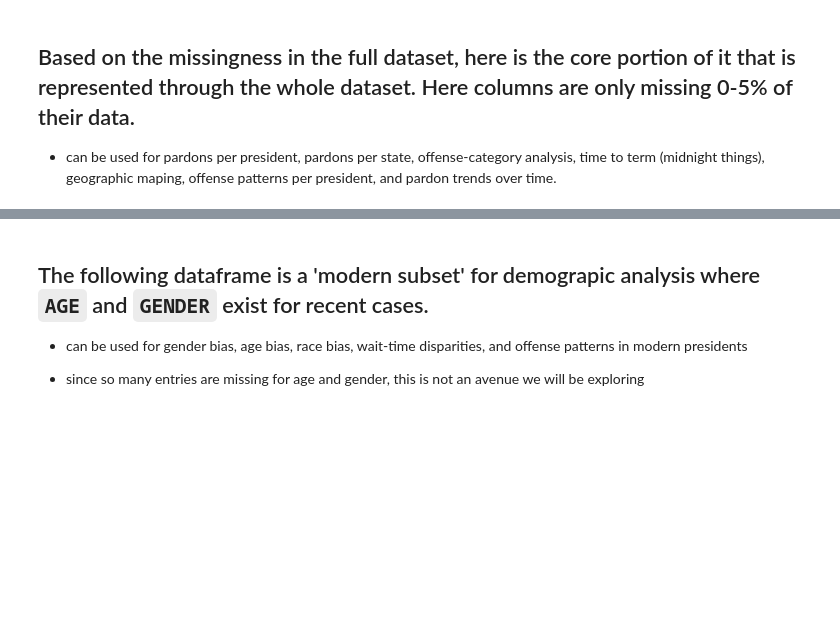
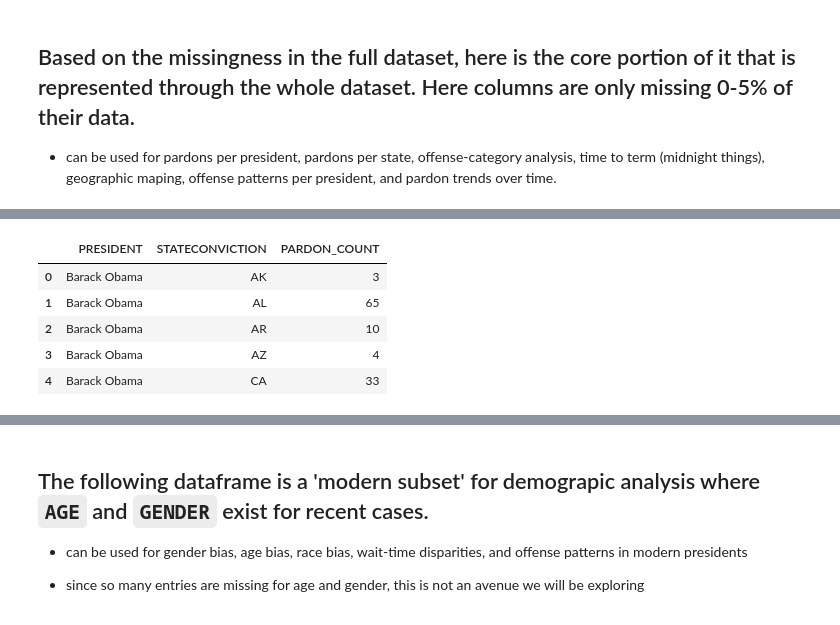
Before and after one commit to GraceSchmidt1/Group2_US_Pardons, a Jupyter notebook: US_Pardons_EDA.ipynb, the cells around one changed output, grey strips where cells are left out. Saved outputs shown, nothing was run; the diff lists cells and outputs as text; code cells hidden in the pictures; blank space fills up the shorter version.

Commit message:
first map with Obama

```diff
--- a/US_Pardons_EDA.ipynb
+++ b/US_Pardons_EDA.ipynb
@@ -296,3 +341,3 @@ df_pres_from.head()
 # %%
-df_core['CLEANED_PRESIDENT'] = df_core['FILEID'].str.replace(r'\s*\([^\)]*\)', '', regex=True).str.strip()
+df_core['PRESIDENT'] = df_core['FILEID'].str.replace(r'\s*\([^\)]*\)', '', regex=True).str.strip()
 df_core.head()
@@ -328,7 +387,14 @@ df_core.head()
 # %%
-df_pardon_counts = df_core.groupby(['CLEANED_PRESIDENT', 'STATECONVICTION'])['CASEID'].nunique().reset_index()
+df_pardon_counts = df_core.groupby(['PRESIDENT', 'STATECONVICTION'])['CASEID'].nunique().reset_index()
 df_pardon_counts.rename(columns={'CASEID': 'PARDON_COUNT'}, inplace=True)
 # print(df_pardon_counts.head())
 
-df_pardon_counts['CLEANED_PRESIDENT'] = df_pardon_counts['CLEANED_PRESIDENT'].str.replace(r',\s*\d(st|nd|rd|th) Term\)', '', regex=True).str.strip()
+df_pardon_counts['PRESIDENT'] = df_pardon_counts['PRESIDENT'].str.replace(r',\s*\d(st|nd|rd|th) Term\)', '', regex=True).str.strip()
 df_pardon_counts.head()
+# %% [output]
+|  | PRESIDENT | STATECONVICTION | PARDON_COUNT |
+| 0 | Barack Obama | AK | 3 |
+| 1 | Barack Obama | AL | 65 |
+| 2 | Barack Obama | AR | 10 |
+| 3 | Barack Obama | AZ | 4 |
+| 4 | Barack Obama | CA | 33 |
```
Also changed, not shown: parts of 13 cells of this notebook.
